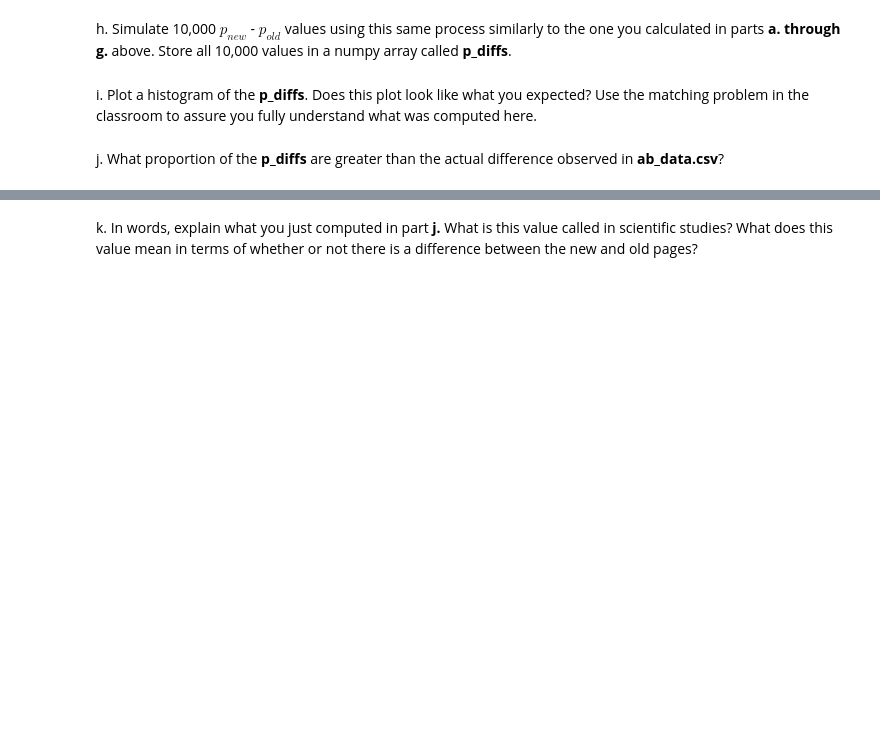
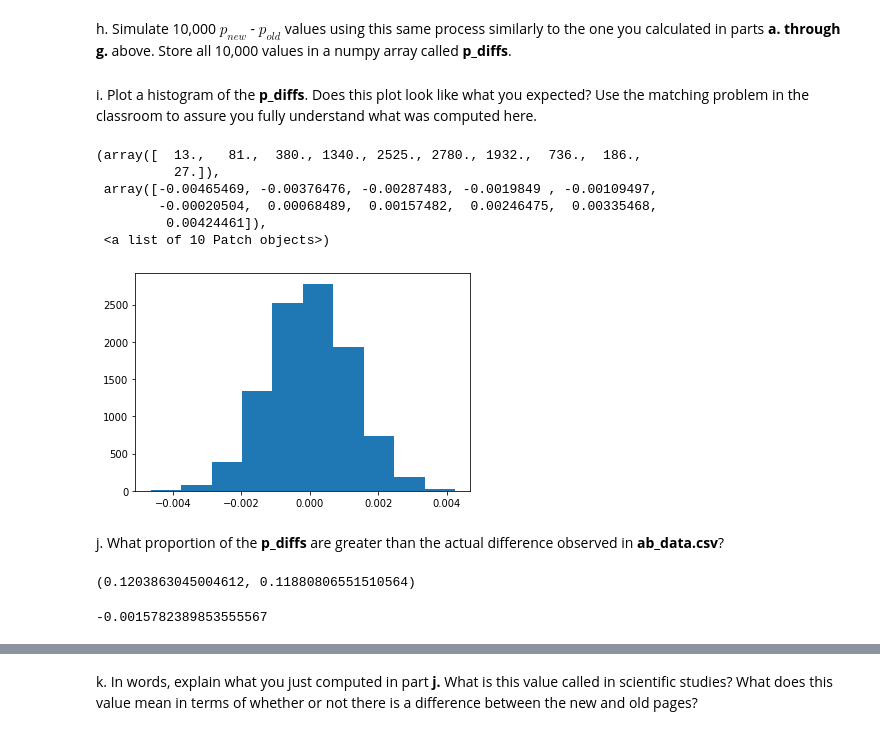
Before and after one commit to anniemburu/Analyze_ab_test_results, a Jupyter notebook: Analyze_ab_test_results_notebook.ipynb, the cells around one changed output, grey strips where cells are left out. Drawn from its saved outputs; the diff is of its cells as text; code cells hidden in the pictures; blank space fills up the shorter version.

```diff
--- a/Analyze_ab_test_results_notebook.ipynb
+++ b/Analyze_ab_test_results_notebook.ipynb
@@ -107,2 +210,6 @@ c. What is $n_{new}$?
 # %% [markdown]
 d. What is $n_{old}$?
+# %%
+# number of old landing page
+n_old = df2.query('landing_page == "old_page"')['user_id'].nunique()
+n_old
@@ -109,2 +218,6 @@ d. What is $n_{old}$?
 # %% [markdown]
 e. Simulate $n_{new}$ transactions with a convert rate of $p_{new}$ under the null.  Store these $n_{new}$ 1's and 0's in **new_page_converted**.
+# %%
+# binomial distribution for converted users usng new_page
+new_page_converted = np.random.binomial(1, p_new, n_new)
+new_page_converted
@@ -111,2 +226,6 @@ e. Simulate $n_{new}$ transactions with a convert rate of $p_{new}$ under the nu
 # %% [markdown]
 f. Simulate $n_{old}$ transactions with a convert rate of $p_{old}$ under the null.  Store these $n_{old}$ 1's and 0's in **old_page_converted**.
+# %%
+# binomial distribution for converted users usng old_page
+old_page_converted = np.random.binomial(1, p_old, n_old)
+old_page_converted
@@ -115,6 +241,27 @@ g. Find $p_{new}$ - $p_{old}$ for your simulated values from part (e) and (f).
 # %% [markdown]
 h. Simulate 10,000 $p_{new}$ - $p_{old}$ values using this same process similarly to the one you calculated in parts **a. through g.** above.  Store all 10,000 values in a numpy array called **p_diffs**.
+# %%
+p_diffs = []
+
+for _ in range(10000):
+    new_page_converted = np.random.binomial(1, p_new, n_new)
+    old_page_converted = np.random.binomial(1, p_old, n_old)
+    diffs = new_page_converted.mean() - old_page_converted.mean()
+    p_diffs.append(diffs)
+
+#Change the array into a numpy array
+p_diffs = np.array(p_diffs)
 # %% [markdown]
 i. Plot a histogram of the **p_diffs**.  Does this plot look like what you expected?  Use the matching problem in the classroom to assure you fully understand what was computed here.
+# %%
+plt.hist(p_diffs)
+# %% [output]
+(array([  13.,   81.,  380., 1340., 2525., 2780., 1932.,  736.,  186.,
+          27.]),
+ array([-0.00465469, -0.00376476, -0.00287483, -0.0019849 , -0.00109497,
+        -0.00020504,  0.00068489,  0.00157482,  0.00246475,  0.00335468,
+         0.00424461]),
+ <a list of 10 Patch objects>)
+[figure, added]
 # %% [markdown]
 j. What proportion of the **p_diffs** are greater than the actual difference observed in **ab_data.csv**?
@@ -120,0 +272,14 @@ j. What proportion of the **p_diffs** are greater than the actual difference obs
+# %%
+#Actual Covert Rate
+act_old_conv_users = old_conv_users / n_old
+act_new_conv_users = new_conv_users / n_new
+
+act_old_conv_users, act_new_conv_users
+# %% [output]
+(0.1203863045004612, 0.11880806551510564)
+# %%
+#observable difference
+obsv_diff = act_new_conv_users - act_old_conv_users
+obsv_diff
+# %% [output]
+-0.0015782389853555567
```
Also changed, not shown: parts of 67 cells of this notebook.
